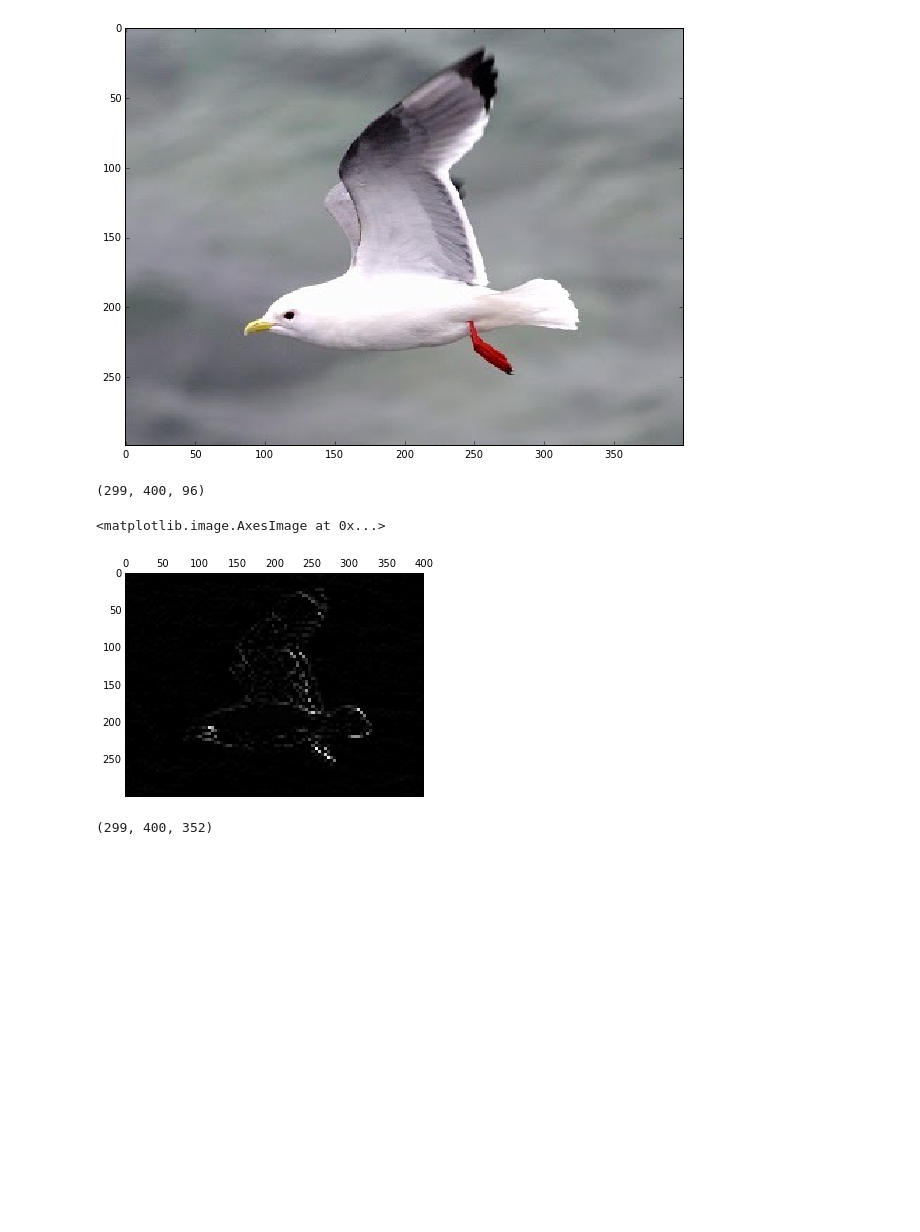
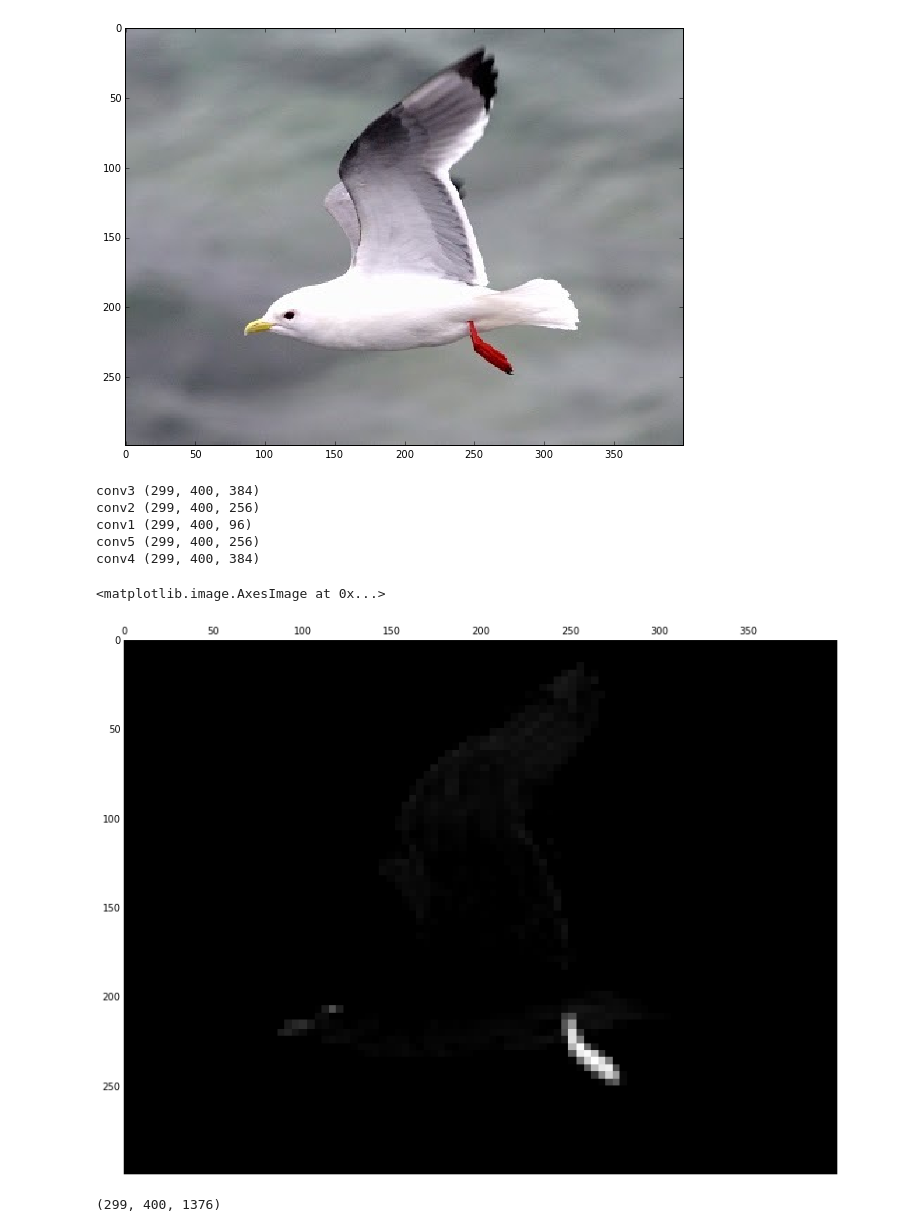
Before and after one commit to yassersouri/fast-bird-part-localization, a Jupyter notebook: experiments.ipynb, the cells around one changed output. Saved outputs shown, nothing was run; the diff lists cells and outputs as text; code cells hidden in the pictures; blank space fills up the shorter version.

```diff
--- a/experiments.ipynb
+++ b/experiments.ipynb
@@ -42,7 +42,7 @@ samples size:  43
 # %% [markdown]
 # Working with Caffe's Net Object
 # %%
-dh = cnn_utils.DeepHelper(net_layers=['conv1', 'conv2'], interpolation=cv2.INTER_NEAREST)
+dh = cnn_utils.DeepHelper(interpolation=cv2.INTER_NEAREST)
 # %%
 img = caffe.io.load_image('/home/ipl/datasets/CUB-200-2011/CUB_200_2011/CUB_200_2011/images/084.Red_legged_Kittiwake/Red_Legged_Kittiwake_0062_795434.jpg')
 # %%
@@ -56,16 +56,21 @@ plt.imshow(img)
 [figure]
 # %%
 dh.init_with_image(img)
-# %%
-dh.feats['conv1'].shape
-# %% [output]
-(299, 400, 96)
+# %%
+for k in dh.feats.keys():
+    print k, dh.feats[k].shape
+# %% [output]
+conv3 (299, 400, 384)
+conv2 (299, 400, 256)
+conv1 (299, 400, 96)
+conv5 (299, 400, 256)
+conv4 (299, 400, 384)
 # %%
-plt.matshow(dh.feats['conv1'][:, :, 0])
+plt.matshow(dh.feats['conv1'][:, :, 65])
 # %% [output]
 <matplotlib.image.AxesImage at 0x...>
-[figure, old version]
+[figure, new version]
 # %%
 dh.ffeats.shape
 # %% [output]
-(299, 400, 352)
+(299, 400, 1376)
```
Also changed, not shown: parts of 3 cells of this notebook, 1 other file.
